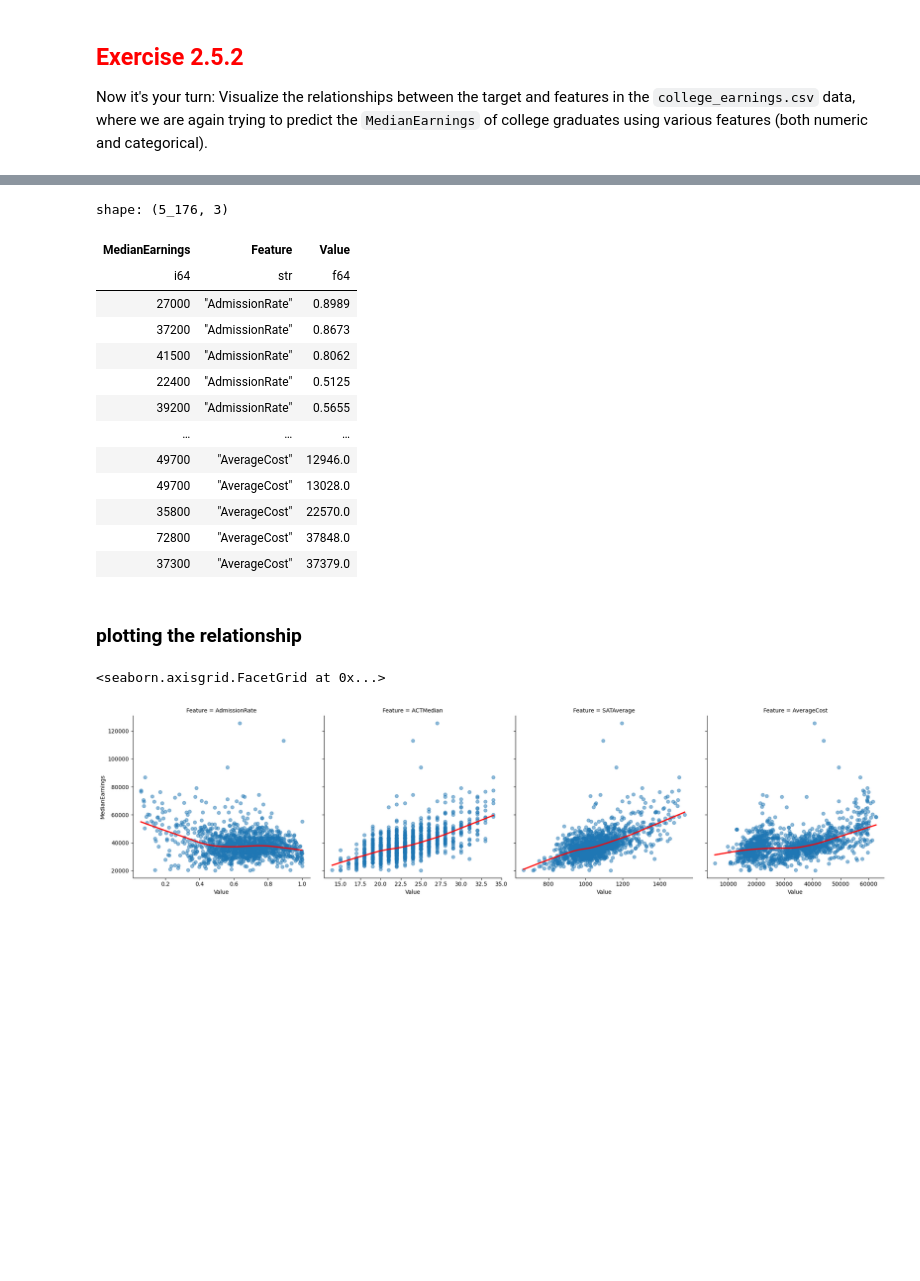
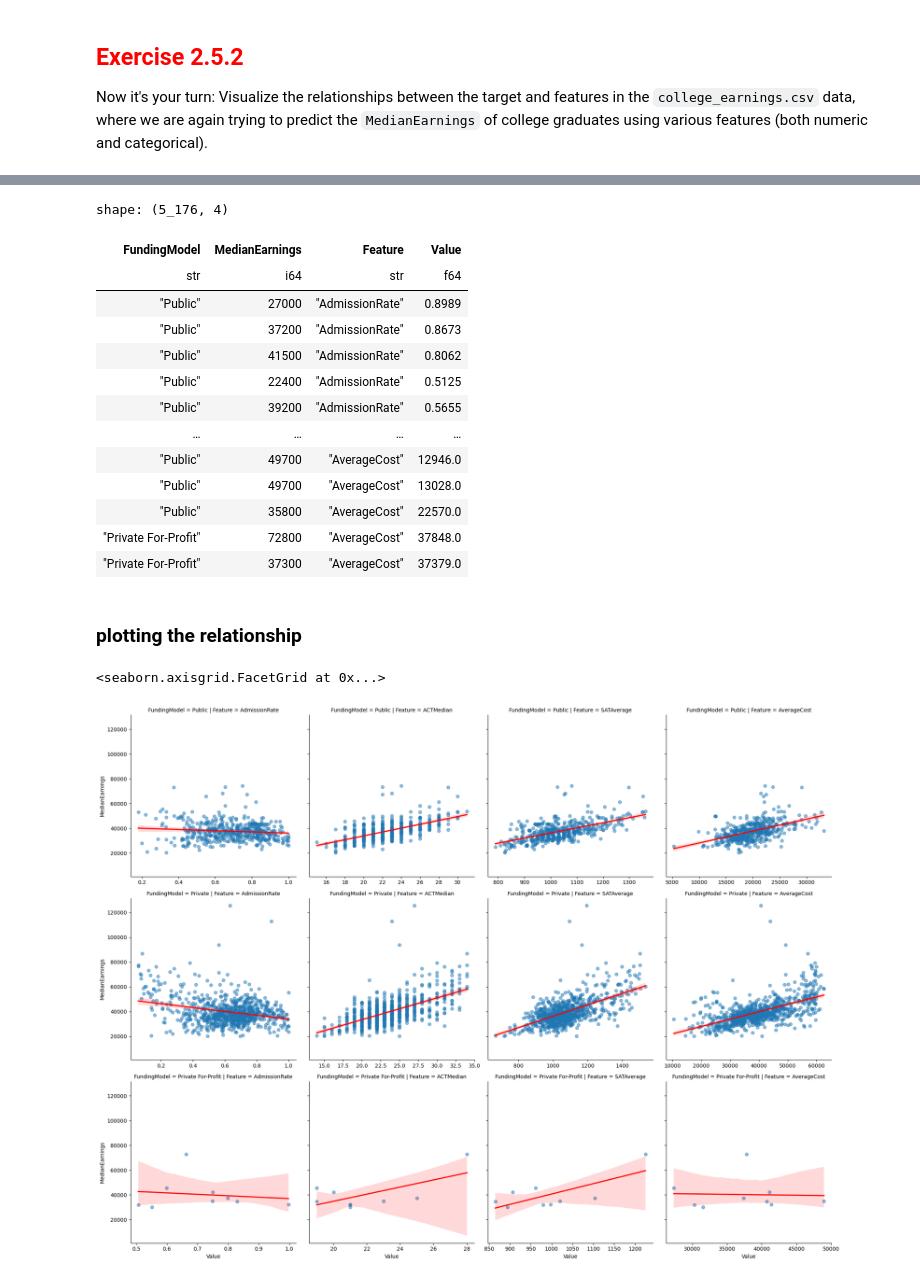
Before and after one commit to camghal18/Activity_2.5, a Jupyter notebook: act2_5_2_visualizing_relationships_w_seaborn.ipynb, the cells around one changed output, grey strips where cells are left out. Drawn from its saved outputs; the diff is of its cells as text; code cells hidden in the pictures; blank space fills up the shorter version.

```diff
--- a/act2_5_2_visualizing_relationships_w_seaborn.ipynb
+++ b/act2_5_2_visualizing_relationships_w_seaborn.ipynb
@@ -236,7 +241,7 @@ shape: (1_294, 5)
 
  college_earnings
  .unpivot(on = cs.numeric() - cs.by_name('MedianEarnings'),
-          index= 'MedianEarnings',
+          index= cs.string() | cs.by_name('MedianEarnings'),
           variable_name = 'Feature',
           value_name = 'Value'
 
@@ -246,36 +251,37 @@ shape: (1_294, 5)
 
 )
 # %% [output]
-shape: (5_176, 3)
+shape: (5_176, 4)
-| MedianEarnings | Feature | Value |
-| i64 | str | f64 |
-| 27000 | "AdmissionRate" | 0.8989 |
-| 37200 | "AdmissionRate" | 0.8673 |
-| 41500 | "AdmissionRate" | 0.8062 |
-| 22400 | "AdmissionRate" | 0.5125 |
-| 39200 | "AdmissionRate" | 0.5655 |
-| … | … | … |
-| 49700 | "AverageCost" | 12946.0 |
-| 49700 | "AverageCost" | 13028.0 |
-| 35800 | "AverageCost" | 22570.0 |
-| 72800 | "AverageCost" | 37848.0 |
-| 37300 | "AverageCost" | 37379.0 |
+| FundingModel | MedianEarnings | Feature | Value |
+| str | i64 | str | f64 |
+| "Public" | 27000 | "AdmissionRate" | 0.8989 |
+| "Public" | 37200 | "AdmissionRate" | 0.8673 |
+| "Public" | 41500 | "AdmissionRate" | 0.8062 |
+| "Public" | 22400 | "AdmissionRate" | 0.5125 |
+| "Public" | 39200 | "AdmissionRate" | 0.5655 |
+| … | … | … | … |
+| "Public" | 49700 | "AverageCost" | 12946.0 |
+| "Public" | 49700 | "AverageCost" | 13028.0 |
+| "Public" | 35800 | "AverageCost" | 22570.0 |
+| "Private For-Profit" | 72800 | "AverageCost" | 37848.0 |
+| "Private For-Profit" | 37300 | "AverageCost" | 37379.0 |
 # %% [markdown]
 ### plotting the relationship
 # %%
 sns.lmplot(college_earnings_stacked.to_pandas(),
            x = 'Value',
            y = 'MedianEarnings',
            col  = 'Feature',
-           lowess = True,
+           row = 'FundingModel',
+           lowess = False,
            facet_kws = {'sharex': False},
            scatter_kws = {'alpha':0.5},
-           line_kws  = {'color': 'red'}
+           line_kws  = {'color': 'red',}
 
 
 
 
            )
 # %% [output]
 <seaborn.axisgrid.FacetGrid at 0x...>
-[figure, old version]
+[figure, new version]
```
Also changed, not shown: parts of 2 cells of this notebook.
